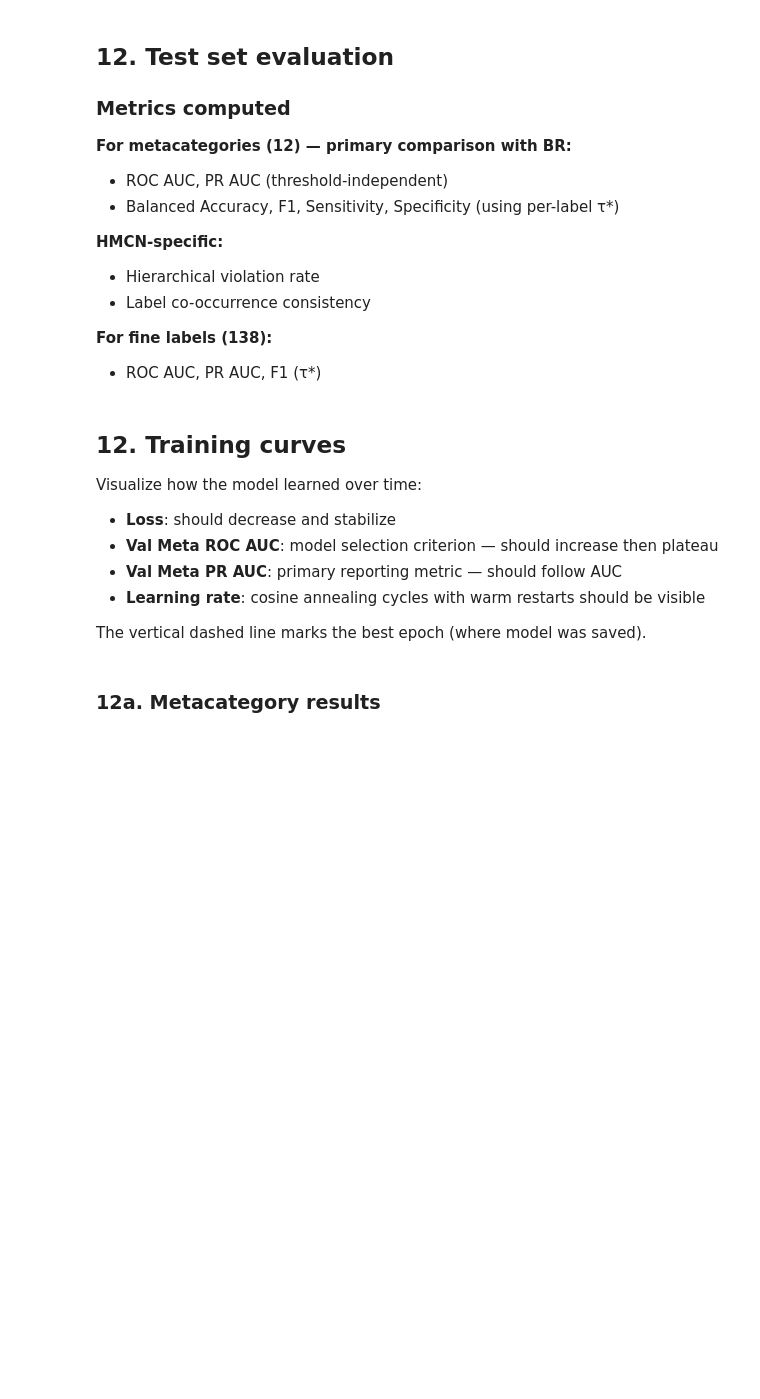
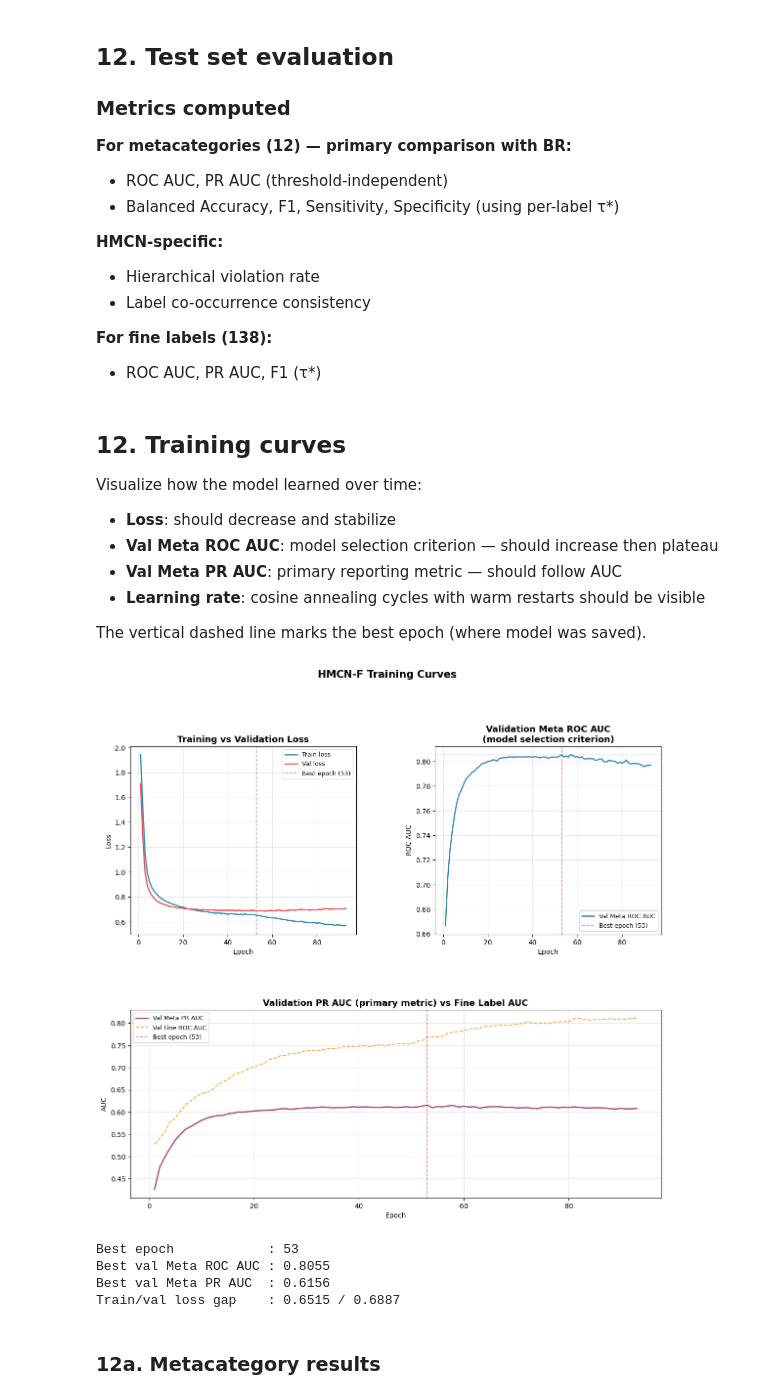
Before and after one commit to MINTS12/stage-etis, a Jupyter notebook: HMCN/hmcn_final_final_final.ipynb, the cells around one changed output. Drawn from its saved outputs; the diff is of its cells as text; code cells hidden in the pictures; blank space fills up the shorter version.

```diff
--- a/HMCN/hmcn_final_final_final.ipynb
+++ b/HMCN/hmcn_final_final_final.ipynb
@@ -550,62 +609,60 @@ import matplotlib.gridspec as gridspec
 history_df = pd.DataFrame(train_history)
 best_epoch = history_df.loc[history_df['val_meta_auc'].idxmax(), 'epoch']
 
-fig = plt.figure(figsize=(14, 10))
+fig = plt.figure(figsize=(14, 12))
 gs  = gridspec.GridSpec(2, 2, figure=fig, hspace=0.4, wspace=0.35)
 
 ax1 = fig.add_subplot(gs[0, 0])
 ax2 = fig.add_subplot(gs[0, 1])
-ax3 = fig.add_subplot(gs[1, 0])
-ax4 = fig.add_subplot(gs[1, 1])
+ax3 = fig.add_subplot(gs[1, :])   # spans both columns
 
 epochs = history_df['epoch']
 
-# ── Plot 1: Training loss ─────────────────────────────────────────────────────
+# ── Plot 1: Training vs Validation Loss ──────────────────────────────────────
 ax1.plot(epochs, history_df['train_loss'], color='#2E86AB', linewidth=1.8, label='Train loss')
-ax1.axvline(x=best_epoch, color='#E84855', linestyle='--', linewidth=1.2, alpha=0.7, label=f'Best epoch ({best_epoch})')
-ax1.set_title('Training Loss', fontsize=13, fontweight='bold')
+ax1.plot(epochs, history_df['val_loss'],   color='#E84855', linewidth=1.8, label='Val loss')
+ax1.axvline(x=best_epoch, color='#888', linestyle='--', linewidth=1.2, alpha=0.7, label=f'Best epoch ({best_epoch})')
+ax1.set_title('Training vs Validation Loss', fontsize=13, fontweight='bold')
 ax1.set_xlabel('Epoch')
 ax1.set_ylabel('Loss')
 ax1.legend(fontsize=9)
 ax1.grid(True, alpha=0.3)
 
 # ── Plot 2: Val Meta ROC AUC ──────────────────────────────────────────────────
 ax2.plot(epochs, history_df['val_meta_auc'], color='#2E86AB', linewidth=1.8, label='Val Meta ROC AUC')
 ax2.axvline(x=best_epoch, color='#E84855', linestyle='--', linewidth=1.2, alpha=0.7, label=f'Best epoch ({best_epoch})')
 ax2.axhline(y=history_df['val_meta_auc'].max(), color='#666', linestyle=':', linewidth=1, alpha=0.5)
 ax2.set_title('Validation Meta ROC AUC\n(model selection criterion)', fontsize=13, fontweight='bold')
 ax2.set_xlabel('Epoch')
 ax2.set_ylabel('ROC AUC')
 ax2.legend(fontsize=9)
 ax2.grid(True, alpha=0.3)
 
-# ── Plot 3: Val Meta PR AUC ───────────────────────────────────────────────────
+# ── Plot 3: Val Meta PR AUC vs Fine Label AUC (full width) ───────────────────
 ax3.plot(epochs, history_df['val_meta_pr_auc'], color='#A23B72', linewidth=1.8, label='Val Meta PR AUC')
 ax3.plot(epochs, history_df['val_fine_auc'],    color='#F18F01', linewidth=1.4,
          linestyle='--', alpha=0.8, label='Val Fine ROC AUC')
 ax3.axvline(x=best_epoch, color='#E84855', linestyle='--', linewidth=1.2, alpha=0.7, label=f'Best epoch ({best_epoch})')
-ax3.set_title('Validation PR AUC (primary metric)\nvs Fine Label AUC', fontsize=13, fontweight='bold')
+ax3.set_title('Validation PR AUC (primary metric) vs Fine Label AUC', fontsize=13, fontweight='bold')
 ax3.set_xlabel('Epoch')
 ax3.set_ylabel('AUC')
 ax3.legend(fontsize=9)
 ax3.grid(True, alpha=0.3)
 
-# ── Plot 4: Learning rate schedule ───────────────────────────────────────────
-ax4.plot(epochs, history_df['learning_rate'], color='#3BB273', linewidth=1.8)
-ax4.axvline(x=best_epoch, color='#E84855', linestyle='--', linewidth=1.2, alpha=0.7, label=f'Best epoch ({best_epoch})')
-ax4.set_title('Learning Rate Schedule\n(CosineAnnealingWarmRestarts)', fontsize=13, fontweight='bold')
-ax4.set_xlabel('Epoch')
-ax4.set_ylabel('Learning Rate')
-ax4.set_yscale('log')
-ax4.legend(fontsize=9)
-ax4.grid(True, alpha=0.3)
-
 fig.suptitle('HMCN-F Training Curves', fontsize=15, fontweight='bold', y=1.01)
 plt.savefig('hmcn_training_curves.png', dpi=150, bbox_inches='tight')
 plt.show()
-print(f'Best epoch: {best_epoch}')
+
+print(f'Best epoch            : {best_epoch}')
 print(f'Best val Meta ROC AUC : {history_df["val_meta_auc"].max():.4f}')
 print(f'Best val Meta PR AUC  : {history_df.loc[history_df["val_meta_auc"].idxmax(), "val_meta_pr_auc"]:.4f}')
+print(f'Train/val loss gap    : {history_df.loc[history_df["val_meta_auc"].idxmax(), "train_loss"]:.4f} / {history_df.loc[history_df["val_meta_auc"].idxmax(), "val_loss"]:.4f}')
+# %% [output]
+[figure, added]
+Best epoch            : 53
+Best val Meta ROC AUC : 0.8055
+Best val Meta PR AUC  : 0.6156
+Train/val loss gap    : 0.6515 / 0.6887
 # %%
 # Collect test predictions
 fp_test, ft_test, mp_test, mt_test = collect_predictions(model, test_loader, device)
```
Also changed, not shown: parts of 16 cells of this notebook, 16 other files.
